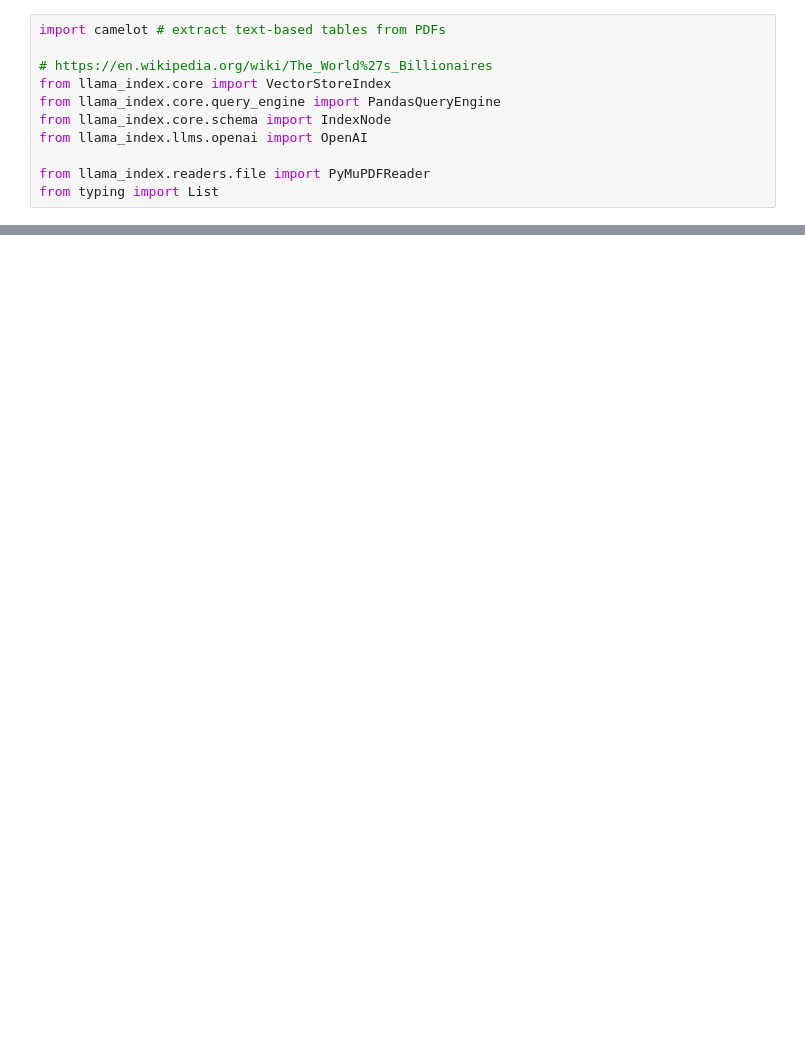
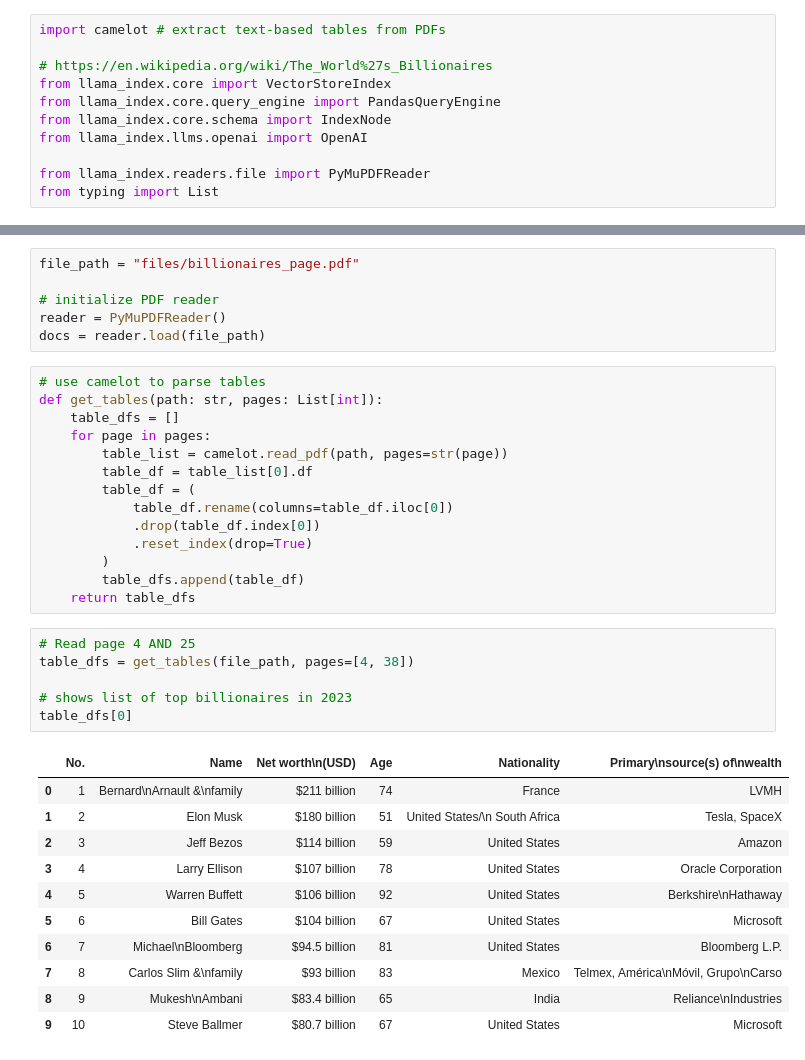
Before and after one commit to ShaneZhong/ai-exploration, a Jupyter notebook: LlamaIndex/RAG/recursivie retriver & query engine.ipynb, the cells around one changed output, grey strips where cells are left out. Saved outputs shown, nothing was run; the diff lists cells and outputs as text; blank space fills up the shorter version.

Commit message:
RAG - recursive retriver with two tables only

```diff
--- a/LlamaIndex/RAG/recursivie retriver & query engine.ipynb
+++ b/LlamaIndex/RAG/recursivie retriver & query engine.ipynb
@@ -35,0 +49,38 @@ from typing import List
+# %%
+file_path = "files/billionaires_page.pdf"
+
+# initialize PDF reader
+reader = PyMuPDFReader()
+docs = reader.load(file_path)
+# %%
+# use camelot to parse tables
+def get_tables(path: str, pages: List[int]):
+    table_dfs = []
+    for page in pages:
+        table_list = camelot.read_pdf(path, pages=str(page))
+        table_df = table_list[0].df
+        table_df = (
+            table_df.rename(columns=table_df.iloc[0])
+            .drop(table_df.index[0])
+            .reset_index(drop=True)
+        )
+        table_dfs.append(table_df)
+    return table_dfs
+# %%
+# Read page 4 AND 25
+table_dfs = get_tables(file_path, pages=[4, 38])
+
+# shows list of top billionaires in 2023
+table_dfs[0]
+# %% [output]
+|  | No. | Name | Net worth\n(USD) | Age | Nationality | Primary\nsource(s) of\nwealth |
+| 0 | 1 | Bernard\nArnault &\nfamily | $211 billion | 74 | France | LVMH |
+| 1 | 2 | Elon Musk | $180 billion | 51 | United States/\n South Africa | Tesla, SpaceX |
+| 2 | 3 | Jeff Bezos | $114 billion | 59 | United States | Amazon |
+| 3 | 4 | Larry Ellison | $107 billion | 78 | United States | Oracle Corporation |
+| 4 | 5 | Warren Buffett | $106 billion | 92 | United States | Berkshire\nHathaway |
+| 5 | 6 | Bill Gates | $104 billion | 67 | United States | Microsoft |
+| 6 | 7 | Michael\nBloomberg | $94.5 billion | 81 | United States | Bloomberg L.P. |
+| 7 | 8 | Carlos Slim &\nfamily | $93 billion | 83 | Mexico | Telmex, América\nMóvil, Grupo\nCarso |
+| 8 | 9 | Mukesh\nAmbani | $83.4 billion | 65 | India | Reliance\nIndustries |
+| 9 | 10 | Steve Ballmer | $80.7 billion | 67 | United States | Microsoft |
```
Also changed, not shown: parts of 41 cells of this notebook.
